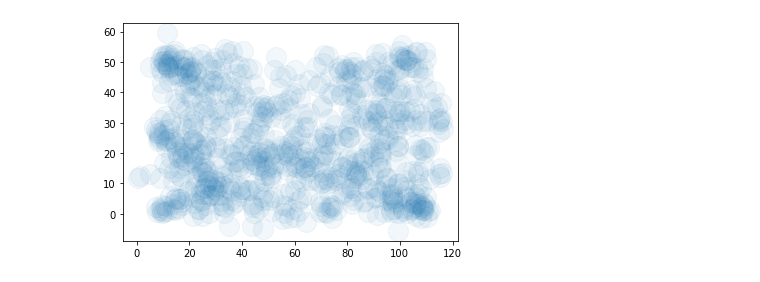
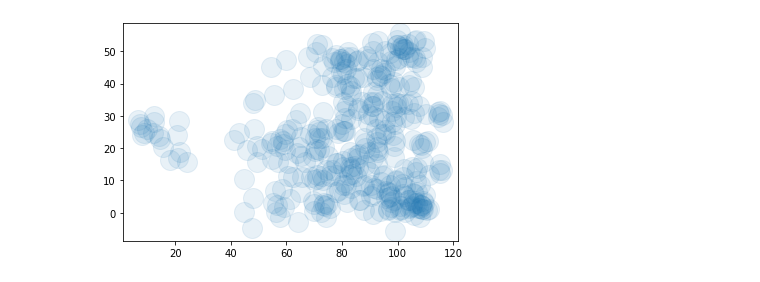
Before and after one commit to adnanrahin/NFL-Big-Data-Bowl-2022, a Jupyter notebook: data-analyzer/data_analyzer_script.ipynb, the cells around one changed output. Cells and saved outputs as stored; diff of their text form; code cells hidden in the pictures.

Commit message:
Dat plot for home team touch down left direction

```diff
--- a/data-analyzer/data_analyzer_script.ipynb
+++ b/data-analyzer/data_analyzer_script.ipynb
@@ -37,7 +37,7 @@ def read_parquet_files(file_path):
         )
     return df
 # %%
-touch_down_home_df = read_parquet_files('../dataset/filterdata/hometeamtouchdown/')
+touch_down_home_df = read_parquet_files('../dataset/filterdata/hometeamtouchdownleft/')
 
 print(touch_down_home_df.index.is_unique)
 
@@ -53,7 +53,7 @@ False
 # %%
 cordinates = touch_down_home_df[['x', 'y']]
 # %%
-plt.scatter(x=cordinates["x"].astype(float), y=cordinates["y"].astype(float), alpha=.06, s=400)
+plt.scatter(x=cordinates["x"].astype(float), y=cordinates["y"].astype(float), alpha=.1, s=400)
 plt.show()
 # %% [output]
-[figure, old version]
+[figure, new version]
```
